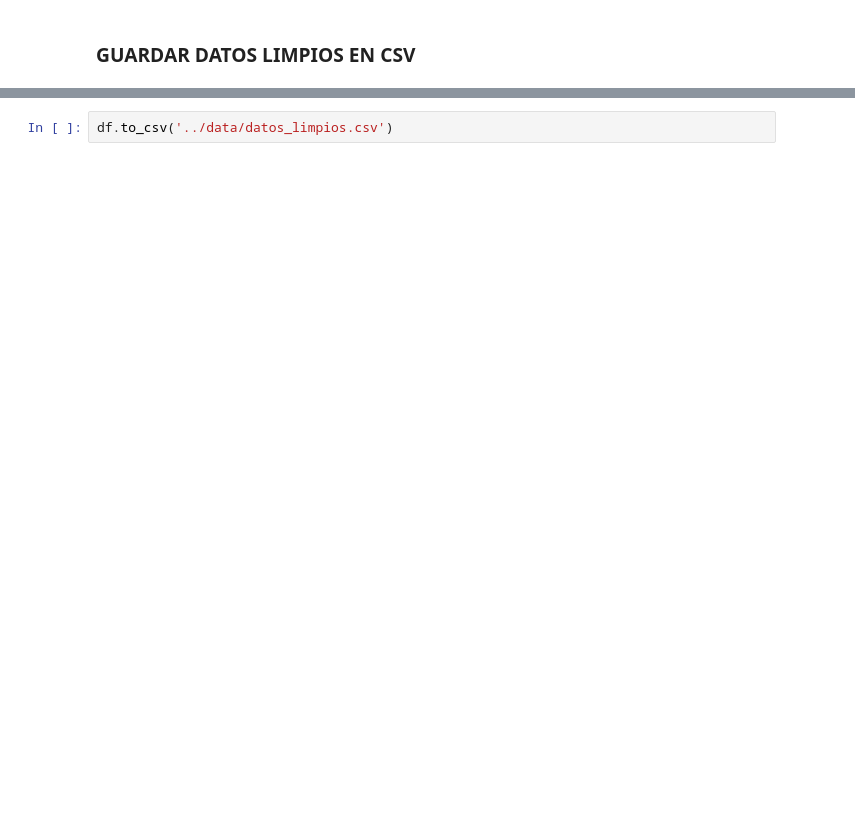
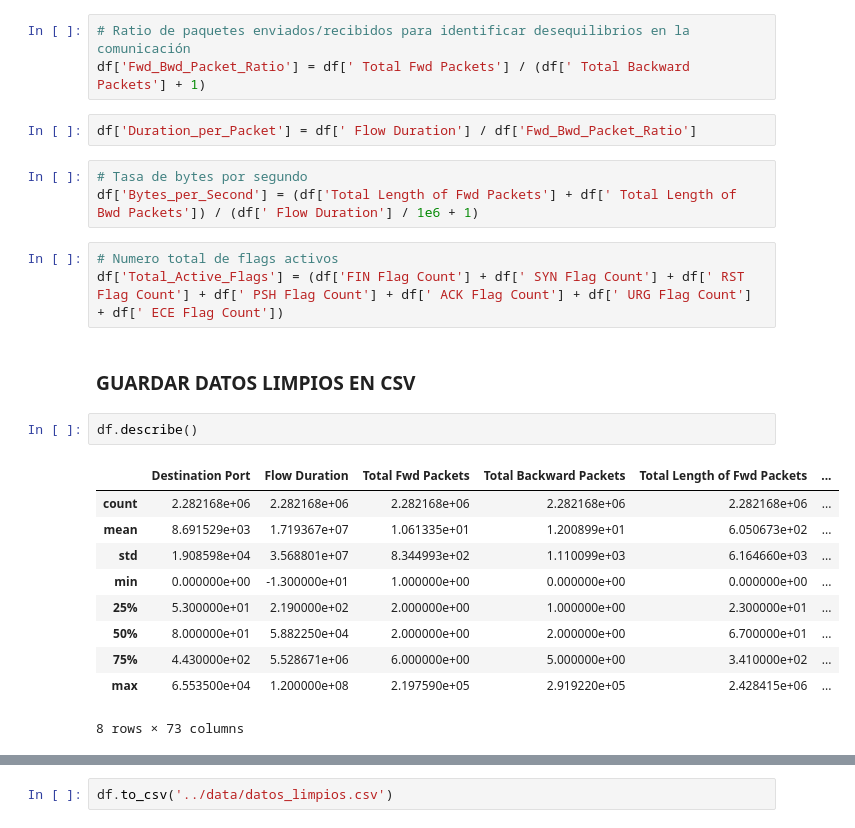
Before and after one commit to Rocpa/CICIDS2K17_RandomForest, a Jupyter notebook: limpieza.ipynb, the cells around one changed output, grey strips where cells are left out. Drawn from its saved outputs; the diff is of its cells as text; blank space fills up the shorter version.

```diff
--- a/limpieza.ipynb
+++ b/limpieza.ipynb
@@ -179,5 +181,29 @@ df = pd.get_dummies(df, columns=col_cat, drop_first=True, dummy_na=True)
+# %%
+# Ratio de paquetes enviados/recibidos para identificar desequilibrios en la comunicación
+df['Fwd_Bwd_Packet_Ratio'] = df[' Total Fwd Packets'] / (df[' Total Backward Packets'] + 1)
+# %%
+df['Duration_per_Packet'] = df[' Flow Duration'] / df['Fwd_Bwd_Packet_Ratio']
+# %%
+# Tasa de bytes por segundo
+df['Bytes_per_Second'] = (df['Total Length of Fwd Packets'] + df[' Total Length of Bwd Packets']) / (df[' Flow Duration'] / 1e6 + 1)
+# %%
+# Numero total de flags activos
+df['Total_Active_Flags'] = (df['FIN Flag Count'] + df[' SYN Flag Count'] + df[' RST Flag Count'] + df[' PSH Flag Count'] + df[' ACK Flag Count'] + df[' URG Flag Count'] + df[' ECE Flag Count'])
 # %% [markdown]
 ### GUARDAR DATOS LIMPIOS EN CSV
+# %%
+df.describe()
+# %% [output]
+|  | Destination Port | Flow Duration | Total Fwd Packets | Total Backward Packets | Total Length of Fwd Packets | ... |
+| count | 2.282168e+06 | 2.282168e+06 | 2.282168e+06 | 2.282168e+06 | 2.282168e+06 | ... |
+| mean | 8.691529e+03 | 1.719367e+07 | 1.061335e+01 | 1.200899e+01 | 6.050673e+02 | ... |
+| std | 1.908598e+04 | 3.568801e+07 | 8.344993e+02 | 1.110099e+03 | 6.164660e+03 | ... |
+| min | 0.000000e+00 | -1.300000e+01 | 1.000000e+00 | 0.000000e+00 | 0.000000e+00 | ... |
+| 25% | 5.300000e+01 | 2.190000e+02 | 2.000000e+00 | 1.000000e+00 | 2.300000e+01 | ... |
+| 50% | 8.000000e+01 | 5.882250e+04 | 2.000000e+00 | 2.000000e+00 | 6.700000e+01 | ... |
+| 75% | 4.430000e+02 | 5.528671e+06 | 6.000000e+00 | 5.000000e+00 | 3.410000e+02 | ... |
+| max | 6.553500e+04 | 1.200000e+08 | 2.197590e+05 | 2.919220e+05 | 2.428415e+06 | ... |
+8 rows × 73 columns
 # %%
 df.shape
 # %% [output]
```
Also changed, not shown: parts of 15 cells of this notebook, 3 other files.
